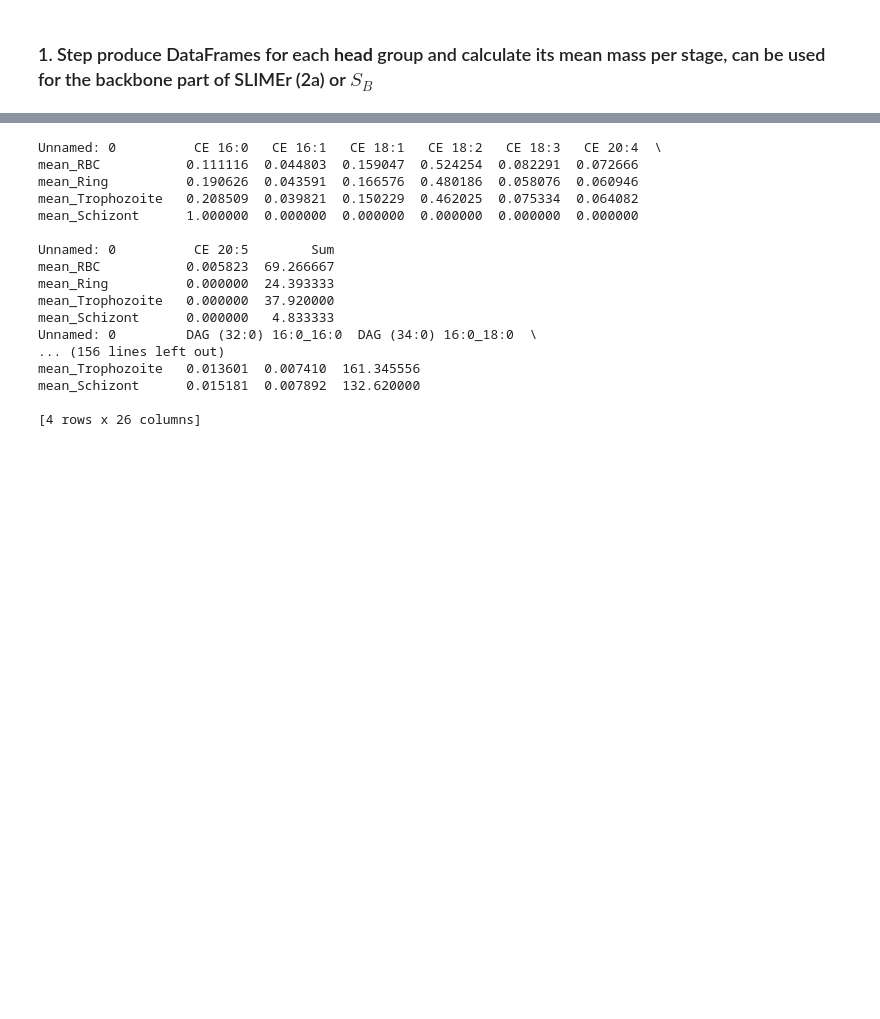
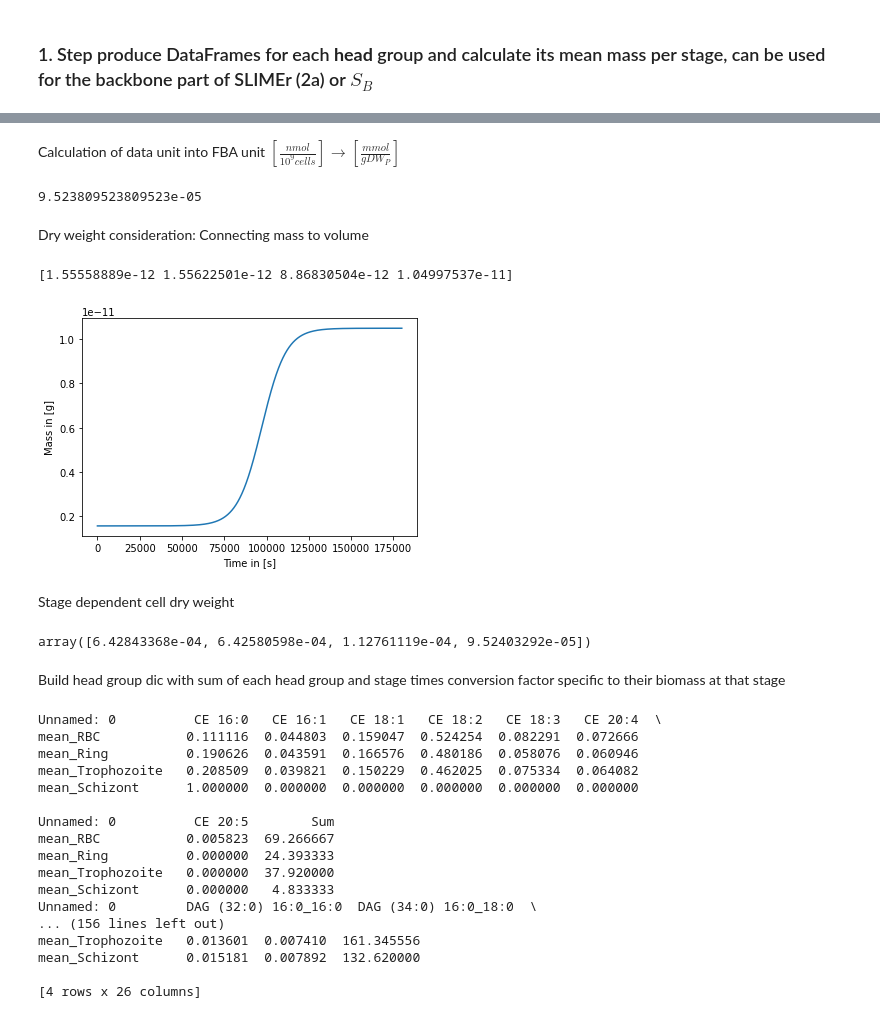
Before and after one commit to Nexia23/Plasmodium_abs_FBA, a Jupyter notebook: Datasets/EDA_alex.ipynb, the cells around one changed output, grey strips where cells are left out. Saved outputs shown, nothing was run; the diff lists cells and outputs as text; code cells hidden in the pictures; blank space fills up the shorter version.

Commit message:
new factor to have data in mmol/gDW

```diff
--- a/Datasets/EDA_alex.ipynb
+++ b/Datasets/EDA_alex.ipynb
@@ -498,3 +495,51 @@ Index(['RBC1', 'RBC2', 'RBC3', 'Ring 1', 'Ring 2', 'Ring 3', 'Trophozoite 1',
       dtype='object')
+# %% [markdown]
+Calculation of data unit into FBA unit $[\frac{nmol}{10^9 cells}]\rightarrow [\frac{mmol}{gDW_P}]$
+# %%
+weight_per_cell = 10.5*1e-12
+cell_num = 1e9
+nano_to_milli = 1e-6
+
+alex_factor = nano_to_milli/cell_num/weight_per_cell
+print(alex_factor)
+# %% [output]
+9.523809523809523e-05
+# %% [markdown]
+Dry weight consideration: Connecting mass to volume
+# %%
+Vmax = 27
+Vmin = 4
+t = np.arange(0,180000,10)
+
+u_time = 2 * 3600
+ring_time = 8 * 3600
+troph_time = 30 * 3600
+schiz_time = 48 * 3600
+measure_points = [u_time, ring_time, troph_time, schiz_time]
+# find most similar timepoint in t to measure_points
+can = []
+for item in measure_points:
+    can.append(np.abs(t - item).argmin())
+t12 = 97200
+s = 7200
+cytoplasm = ((Vmax-Vmin)*1/(1+np.exp((t12-t)/s))+Vmin)
+weight_stage = weight_per_cell*cytoplasm/Vmax
+print(weight_stage[can])
+plt.plot(t, weight_per_cell*cytoplasm/Vmax)
+plt.ylabel('Mass in [g]')
+plt.xlabel('Time in [s]')
+plt.show()
+# %% [output]
+[1.55558889e-12 1.55622501e-12 8.86830504e-12 1.04997537e-11]
+[figure, added]
+# %% [markdown]
+Stage dependent cell dry weight
+# %%
+stage_factor_vec = nano_to_milli/cell_num/weight_stage[can]
+stage_factor_vec
+# %% [output]
+array([6.42843368e-04, 6.42580598e-04, 1.12761119e-04, 9.52403292e-05])
+# %% [markdown]
+Build head group dic with sum of each head group and stage times conversion factor specific to their biomass at that stage
 # %%
 head_group_dic = {}
```
Also changed, not shown: parts of 8 cells of this notebook.
